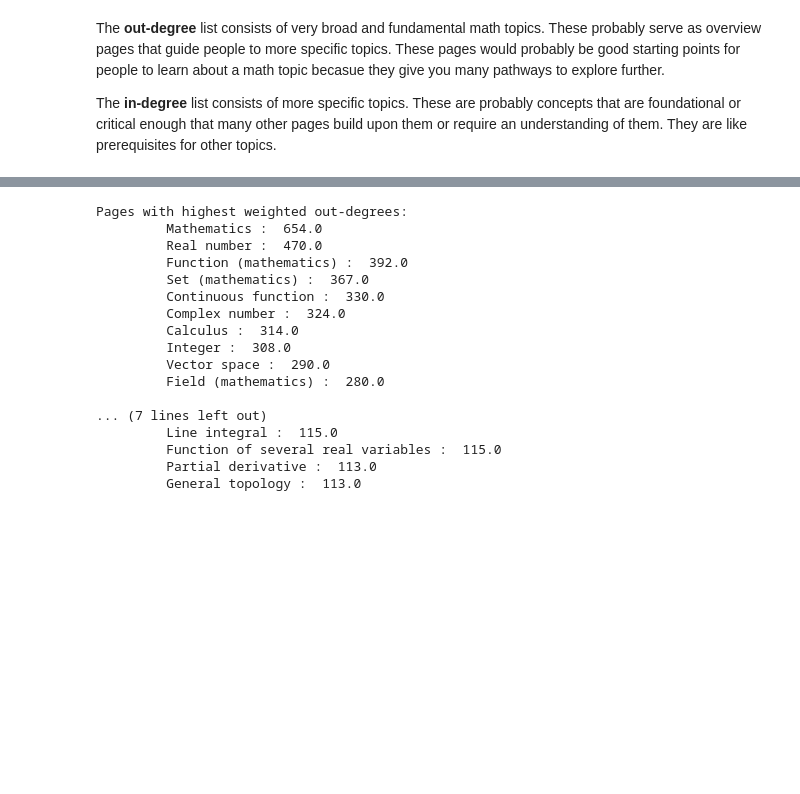
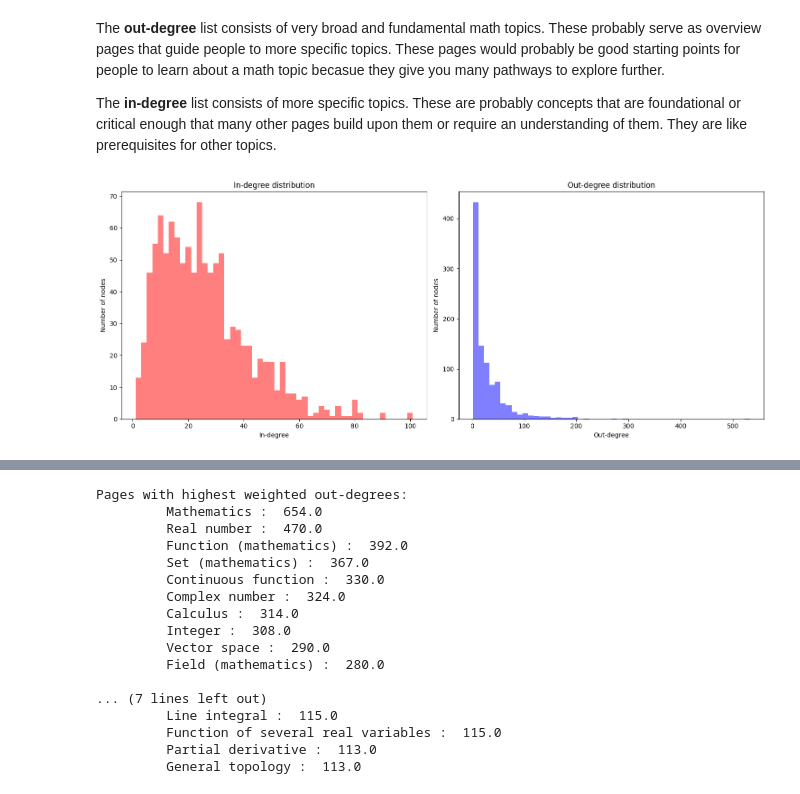
Before and after one commit to Colin-Prim/CIS3200-Final-Project, a Jupyter notebook: eda.ipynb, the cells around one changed output, grey strips where cells are left out. Saved outputs shown, nothing was run; the diff lists cells and outputs as text; code cells hidden in the pictures; blank space fills up the shorter version.

```diff
--- a/eda.ipynb
+++ b/eda.ipynb
@@ -137,3 +134,23 @@ Pages with highest unweighted out-degrees:
 The **out-degree** list consists of very broad and fundamental math topics. These probably serve as overview pages that guide people to more specific topics. These pages would probably be good starting points for people to learn about a math topic becasue they give you many pathways to explore further.
 
 The **in-degree** list consists of more specific topics. These are probably concepts that are foundational or critical enough that many other pages build upon them or require an understanding of them. They are like prerequisites for other topics.
+# %%
+# Histograms of in- and out-degree distributions
+in_degree_values = list(in_degrees.values())
+out_degree_values = list(out_degrees.values())
+
+fig, ax = plt.subplots(1, 2, figsize=(15, 6))
+# In degree dist
+ax[0].hist(in_degree_values, bins=50, color='red', alpha=0.5, label='In-degrees')
+ax[0].set_xlabel('In-degree')
+ax[0].set_ylabel('Number of nodes')
+ax[0].set_title('In-degree distribution')
+# Out degree dist
+ax[1].hist(out_degree_values, bins=50, color='blue', alpha=0.5, label='Out-degrees')
+ax[1].set_xlabel('Out-degree')
+ax[1].set_ylabel('Number of nodes')
+ax[1].set_title('Out-degree distribution')
+plt.tight_layout()
+plt.show()
+# %% [output]
+[figure, added]
```
Also changed, not shown: parts of 15 cells of this notebook.
